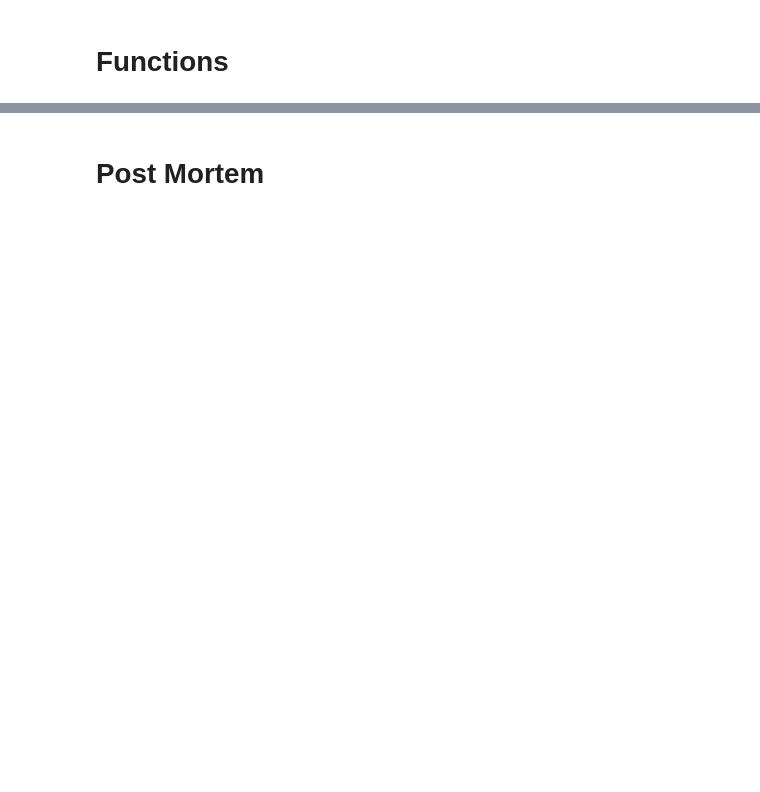
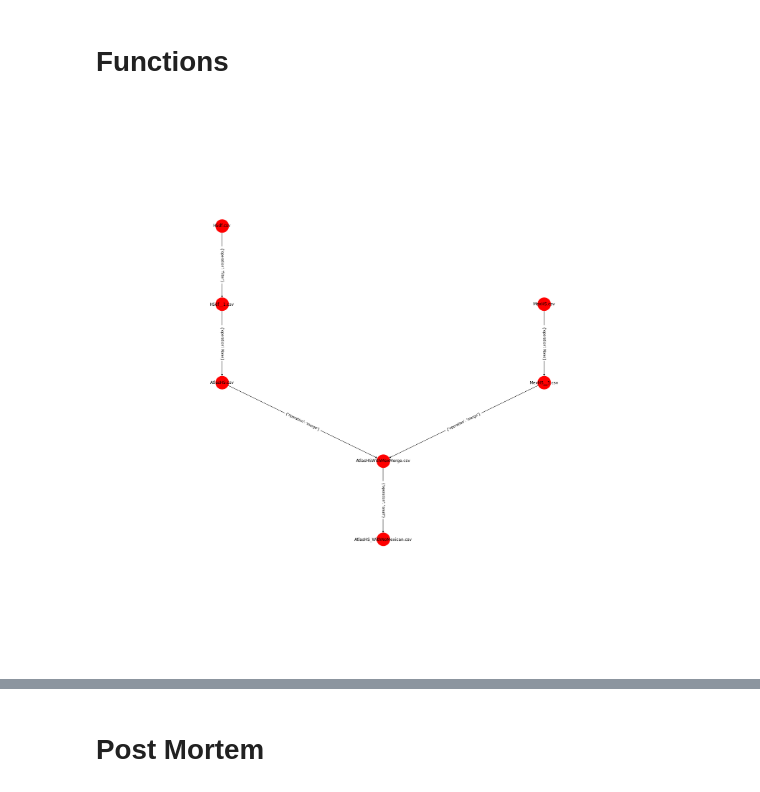
Before and after one commit to suhailrehman/relic, a Jupyter notebook: primitives/python/experiment_analysis.ipynb, the cells around one changed output, grey strips where cells are left out. Saved outputs shown, nothing was run; the diff lists cells and outputs as text; code cells hidden in the pictures; blank space fills up the shorter version.

```diff
--- a/primitives/python/experiment_analysis.ipynb
+++ b/primitives/python/experiment_analysis.ipynb
@@ -29,6 +29,13 @@ def display_notebook(nb_name):
     g_truth = get_graph(nb_name)
     graphs.draw_graph(g_truth, canvas_size=(30,30))
     return g_truth
+
+def generate_notebook_image(nb_name, canvas_size=(30,30)):
+    g_truth = get_graph(nb_name)
+    plt = graphs.draw_graph(g_truth, canvas_size=canvas_size, show=False)
+    plt.savefig(base_dir+nb_name+'/'+nb_name+'_gt.png')
+    plt.show()
+    return plt
 # %%
 nb_list = [
     'nb_331056',
@@ -51,3 +58,27 @@ nb_list = [
     # 'nb_582525', #
     'nb_639263',
 ]
+
+nb_list = [
+    'nb_331056.ipynb',
+    'nb_23457.ipynb',
+    'nb_33614.ipynb',
+    #'nb_316514.ipynb',
+    'nb_386796.ipynb',
+    'nb_266913.ipynb',
+    'nb_417011.ipynb',
+    'nb_269991.ipynb',
+    'nb_495072.ipynb',
+    'nb_315236.ipynb',
+    'nb_484354.ipynb',
+    'nb_986282.ipynb',
+    'nb_639263.ipynb',
+]
+
+nb_list= [
+    'nb_315236.ipynb'
+    #'churn',
+    #'githubviz',
+    #'titanic',
+    #'home-depot'
+]
@@ -53,0 +87,4 @@ nb_list = [
+# %%
+[generate_notebook_image(nb) for nb in nb_list]
+# %% [output]
+[figure, added]
```
Also changed, not shown: parts of 41 cells of this notebook, 8 other files.
